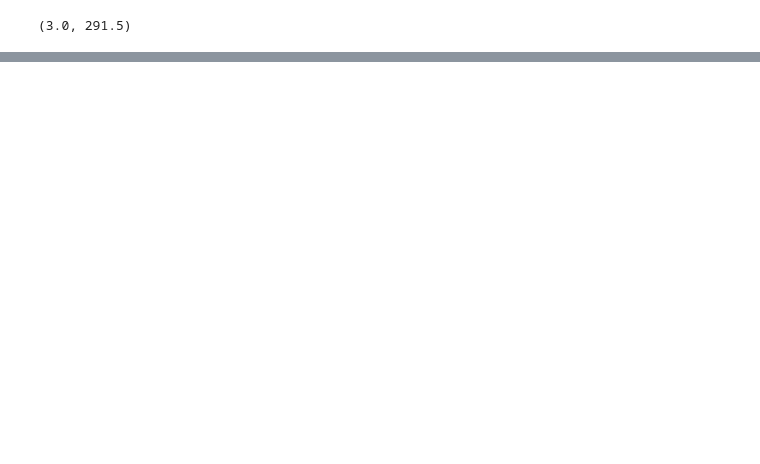
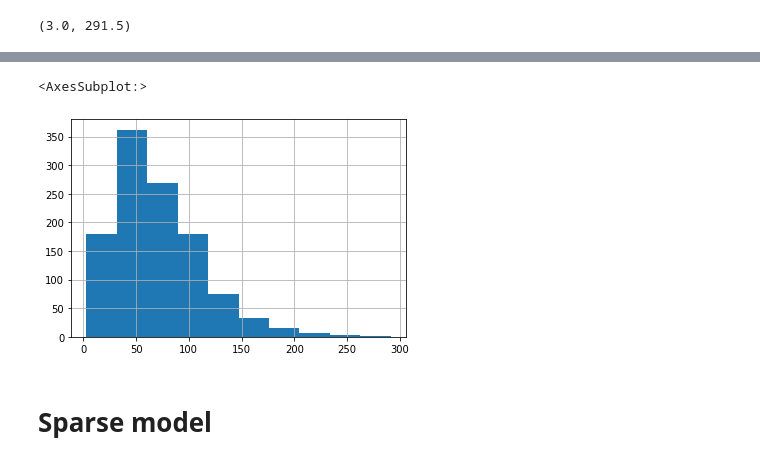
Before and after one commit to pandit-a/dreamteam, a Jupyter notebook: ap_wasobaseline.ipynb, the cells around one changed output, grey strips where cells are left out. Saved outputs shown, nothing was run; the diff lists cells and outputs as text; code cells hidden in the pictures; blank space fills up the shorter version.

Commit message:
second waso baseline

```diff
--- a/ap_wasobaseline.ipynb
+++ b/ap_wasobaseline.ipynb
@@ -199,0 +477,7 @@ y_train.min(), y_train.max()
+# %%
+data_df.waso.hist()
+# %% [output]
+<AxesSubplot:>
+[figure, added]
+# %% [markdown]
+# Sparse model
```
Also changed, not shown: parts of 64 cells of this notebook.
